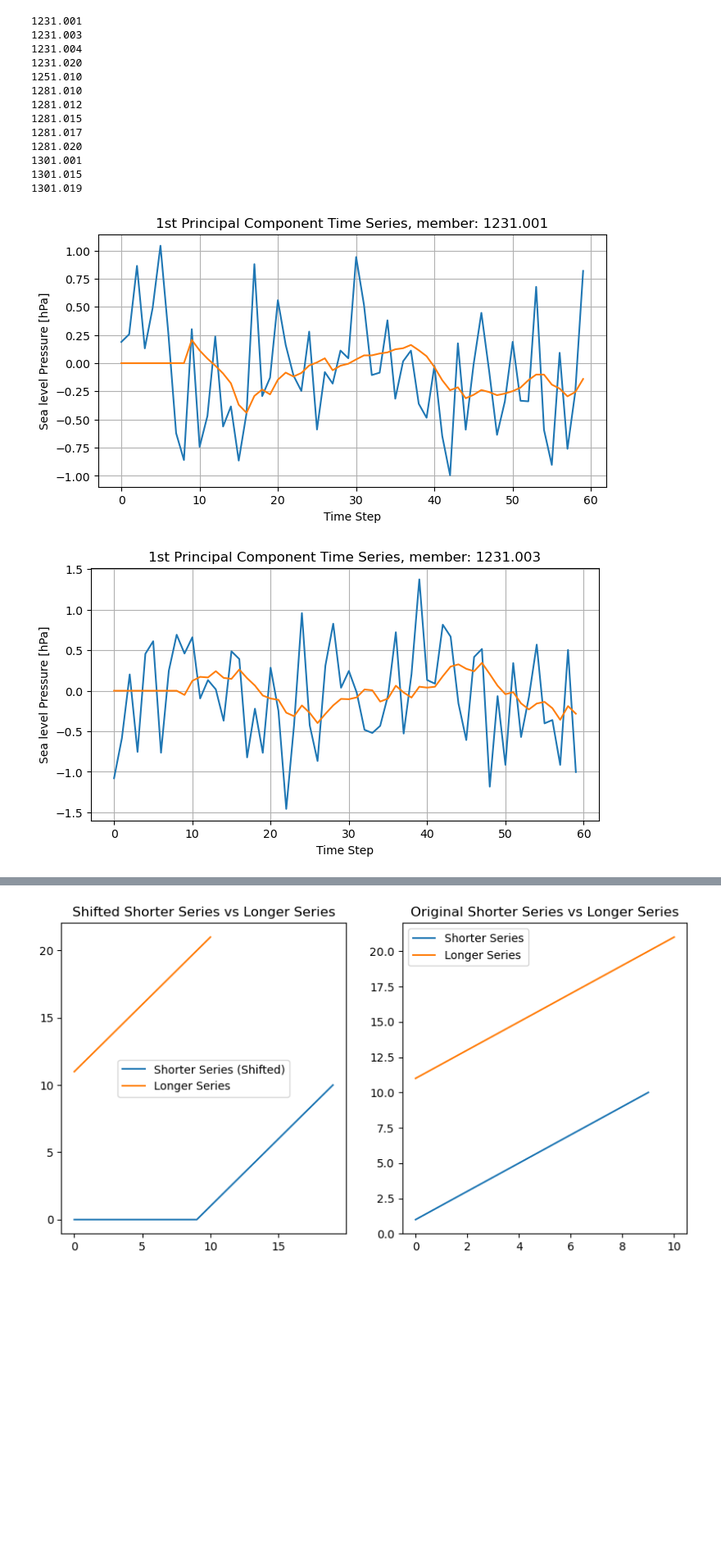
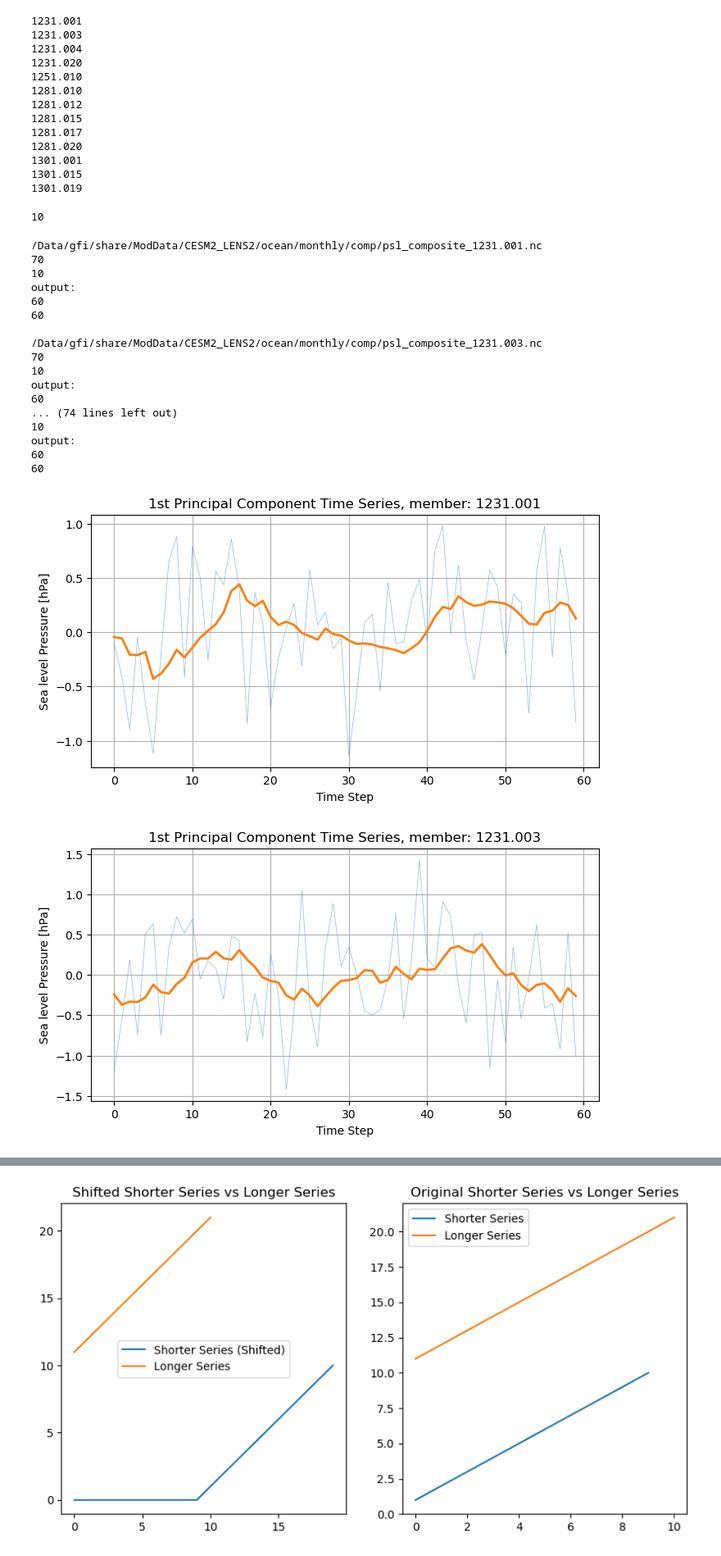
Before and after one commit to inagler/current, a Jupyter notebook: NAO.ipynb, the cells around one changed output, grey strips where cells are left out. Shown at 82% size. Saved outputs shown, nothing was run; the diff lists cells and outputs as text; code cells hidden in the pictures; blank space fills up the shorter version.

```diff
--- a/NAO.ipynb
+++ b/NAO.ipynb
@@ -242,6 +240,11 @@ for file in psl_files:
 1301.001
 1301.015
 1301.019
+# %%
+if 60 < 70:
+    print(70-60)
+# %% [output]
+10
 # %%
 psl_files = sorted( glob.glob('/Data/gfi/share/ModData/CESM2_LENS2/ocean/monthly/comp/psl_composite_*.nc'))
 
@@ -266,40 +269,80 @@ for file in psl_files:
     nan_indices = np.isnan(data_2d)
     data_2d[nan_indices] = np.take(mean_per_time_step, np.where(nan_indices)[0])
 
     # mean per location
     mean = np.mean(data_2d, axis=0)
     # center data
     centered_data = data_2d - mean
 
     # covariance matrix
     cov_matrix = np.cov(centered_data, rowvar=False)
     # eigen decomposition
     eigenvalues, eigenvectors = np.linalg.eigh(cov_matrix)
     # sort eigenvalues and eigenvectors in descending order
     sorted_indices = np.argsort(eigenvalues)[::-1]
     eigenvalues = eigenvalues[sorted_indices]
     eigenvectors = eigenvectors[:, sorted_indices]
     first_principal_component = np.dot(centered_data, eigenvectors[:, 0])
     first_principal_component = first_principal_component[:-1]
 
-    # Generate x-axis values (assuming each time step corresponds to an index)
-    time_steps = range(len(first_principal_component))
+    # check sign of time series
+    eof1_map = eigenvectors[:, 0].reshape(shape[1:])
+    rows, cols = eof1_map.shape
+    upper_right_quadrant = eof1_map[:rows//2, cols//2:]
+    if np.mean(upper_right_quadrant) < 0:
+        first_principal_component = -first_principal_component
 
-    # Calculate the moving average
+    # calucalte moving average and len of time series
     window_size = 10
     moving_avg = np.convolve(first_principal_component, np.ones(window_size)/window_size, mode='valid')
-    moving_avg = np.concatenate((np.zeros(9), moving_avg))
+
+    print()
+    print(file)
+    print(len(first_principal_component))
+
+    if len(first_principal_component) < 70:
+        gap = 70 - len(first_principal_component)
+        moving_avg = np.concatenate((np.zeros(gap+9), moving_avg))
+        first_principal_component = np.concatenate((np.zeros(gap), first_principal_component))
+    else:
+        gap = 10
+        moving_avg = np.concatenate((np.zeros(9), moving_avg))
+
+    time_steps = range(60)
+
+    print(gap)
+
+    print('output:')
+    print(len(first_principal_component[10:]))
+    print(len(moving_avg[10:]))
 
     # Plot the 1st principal component time series
     plt.figure(figsize=(8, 4))
-    plt.plot(time_steps, first_principal_component * 1e-2, label='Original Time Series')
-    plt.plot(time_steps, moving_avg * 1e-2, label='10-Year Moving Average NAO Index')
+    plt.plot(time_steps, first_principal_component[10:] * 1e-2, label='Original Time Series', alpha=0.5, linewidth=0.5)
+    plt.plot(time_steps, moving_avg[10:] * 1e-2, label='10-Year Moving Average NAO Index', linewidth=2)
     plt.title('1st Principal Component Time Series, member: '+str(file[-11:-3]))
     plt.xlabel('Time Step')
     plt.ylabel('Sea level Pressure [hPa]')
     plt.grid(True)
-    plt.show()
-    #plt.savefig(os.path.expanduser('~/phase1_CONDA/results/')+'NAO_index_'+str(file[-11:-3])+'.png', bbox_inches='tight', dpi=300)
+    #plt.show()
+    plt.savefig(os.path.expanduser('~/phase1_CONDA/results/')+'NAO_index_'+str(file[-11:-3])+'.png', bbox_inches='tight', dpi=300)
 # %% [output]
+/Data/gfi/share/ModData/CESM2_LENS2/ocean/monthly/comp/psl_composite_1231.001.nc
+70
+10
+output:
+60
+60
+
+/Data/gfi/share/ModData/CESM2_LENS2/ocean/monthly/comp/psl_composite_1231.003.nc
+70
+10
+output:
+60
+... (74 lines left out)
+10
+output:
+60
+60
-[figure, old version]
+[figure, new version]
-[figure, old version]
+[figure, new version]
```
Also changed, not shown: parts of 2 cells of this notebook, 1 other file.
